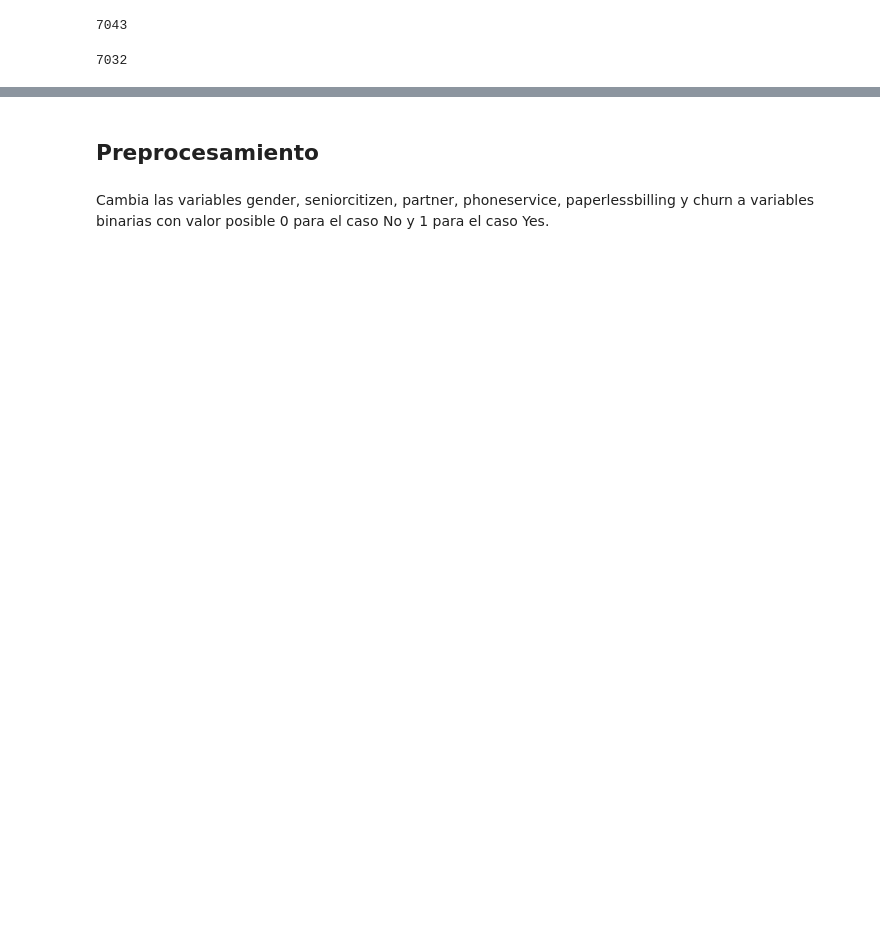
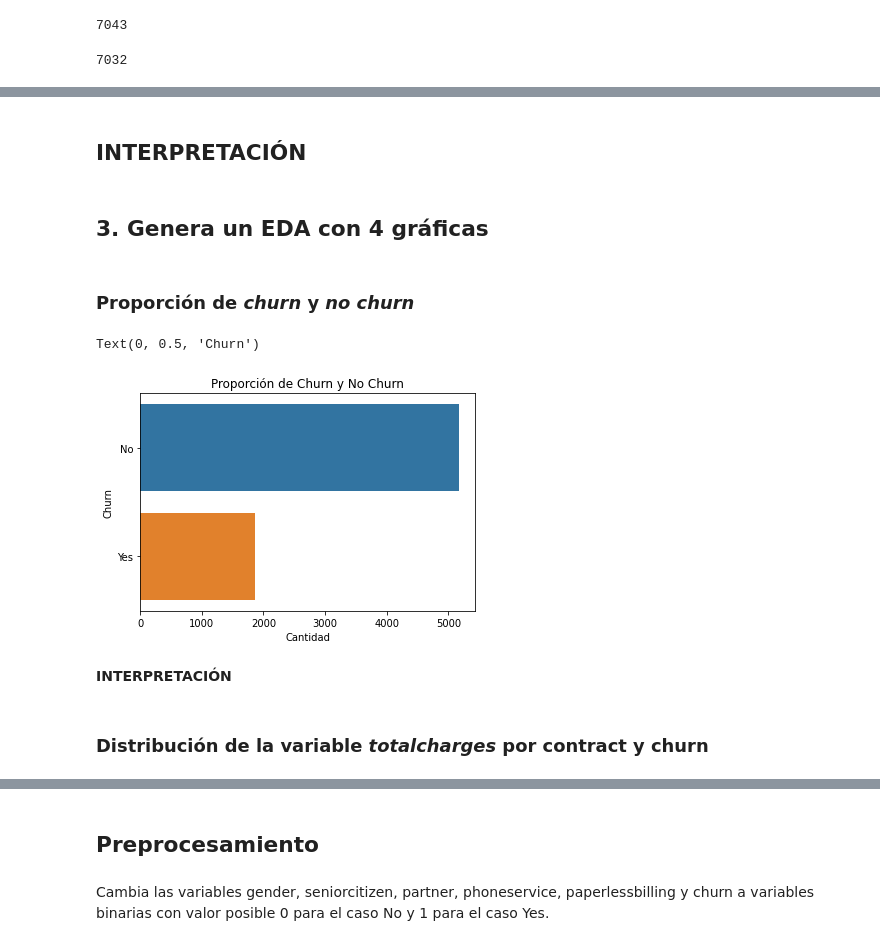
Before and after one commit to lorena10/LALA, a Jupyter notebook: proyecto_1_md.ipynb, the cells around one changed output, grey strips where cells are left out. Saved outputs shown, nothing was run; the diff lists cells and outputs as text; code cells hidden in the pictures; blank space fills up the shorter version.

```diff
--- a/proyecto_1_md.ipynb
+++ b/proyecto_1_md.ipynb
@@ -59,0 +268,18 @@ object
+# %% [markdown]
+## INTERPRETACIÓN
+# %% [markdown]
+## 3. Genera un EDA con 4 gráficas
+# %% [markdown]
+### Proporción de *churn* y *no churn*
+# %%
+sns.countplot(y="churn", data=empresa).\
+set_title("Proporción de Churn y No Churn")
+plt.xlabel("Cantidad")
+plt.ylabel("Churn")
+# %% [output]
+Text(0, 0.5, 'Churn')
+[figure, added]
+# %% [markdown]
+**INTERPRETACIÓN**
+# %% [markdown]
+### Distribución de la variable *totalcharges* por contract y churn
```
Also changed, not shown: parts of 85 cells of this notebook.
